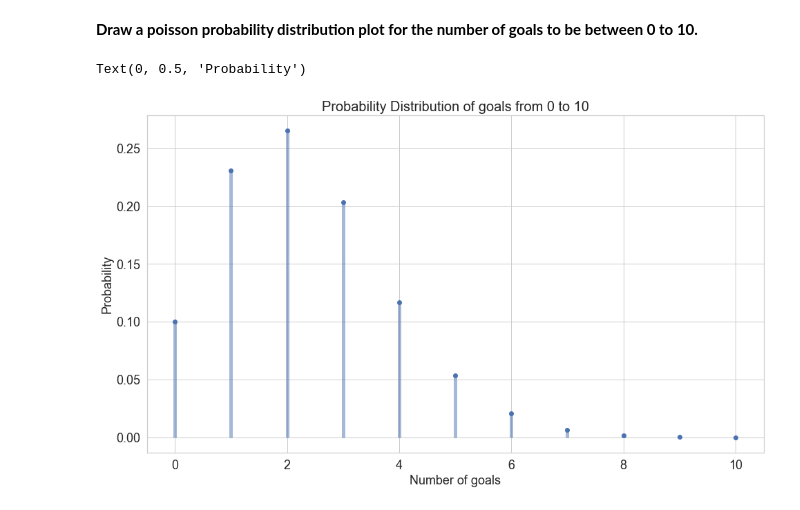
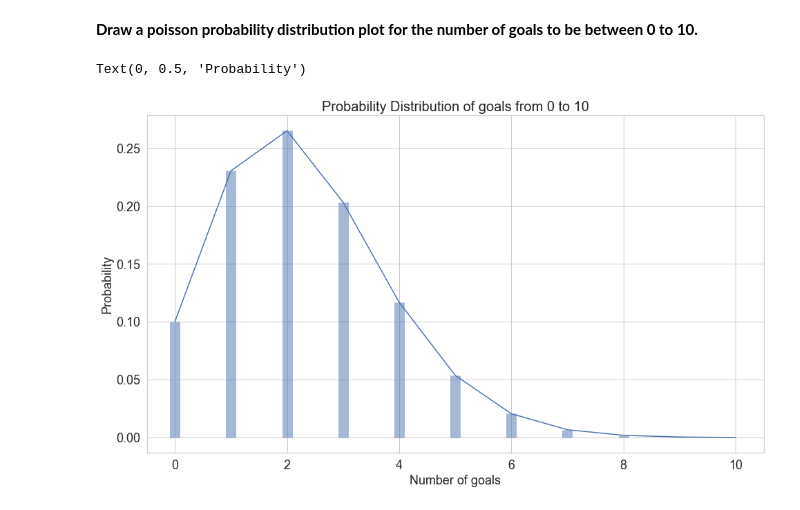
Before and after one commit to Ironhack-Data-BCN-July-2022/lab-discrete-probability-distributions, a Jupyter notebook: your-code/main.ipynb, the cells around one changed output. Drawn from its saved outputs; the diff is of its cells as text; code cells hidden in the pictures.

```diff
--- a/your-code/main.ipynb
+++ b/your-code/main.ipynb
@@ -143,13 +146,12 @@ round(my_poisson.pmf(5),3)
 # %%
 # your code here
 # Please label the axes and give a title to the plot
-
 x = np.arange(0, 11)
-plt.plot(x, my_poisson.pmf(x), 'bo')
-plt.vlines(x, 0, my_poisson.pmf(x), colors='b', lw=5, alpha=0.5)
+plt.plot(x, my_poisson.pmf(x))
+plt.vlines(x, 0, my_poisson.pmf(x), lw=15, alpha=0.5)
 plt.title("Probability Distribution of goals from 0 to 10")
 plt.xlabel("Number of goals")
 plt.ylabel("Probability")
 # %% [output]
 Text(0, 0.5, 'Probability')
-[figure, old version]
+[figure, new version]
```
Also changed, not shown: parts of 1 cell of this notebook.
